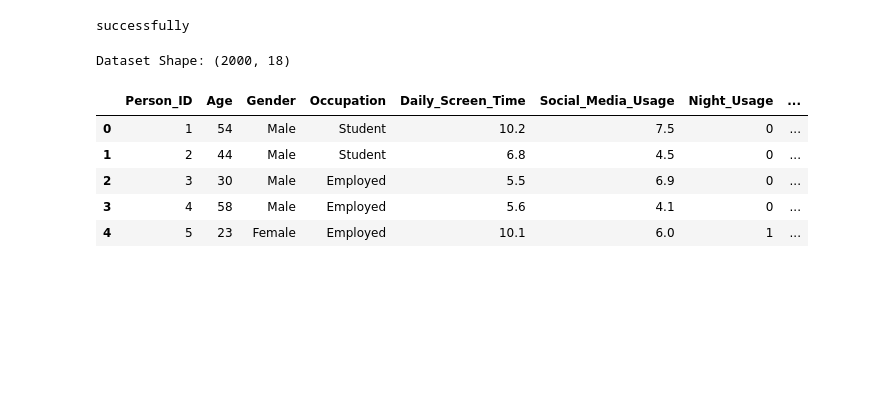
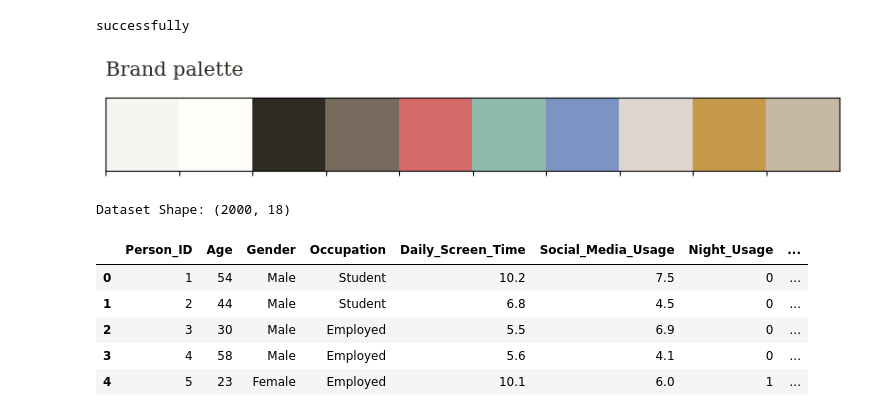
Before and after one commit to matheusmarquezinhub/mental-health-kaggle, a Jupyter notebook: notebooks/main.ipynb, the cells around one changed output. Saved outputs shown, nothing was run; the diff lists cells and outputs as text; code cells hidden in the pictures; blank space fills up the shorter version.

Commit message:
style: organize color palette and typography variables

```diff
--- a/notebooks/main.ipynb
+++ b/notebooks/main.ipynb
@@ -32,8 +32,9 @@ ACCENT_2 = "#8fb9a8"
 ACCENT_3 = "#7c93c3"
 GRID     = "#ddd6cf"
 GOLD     = "#c49a4a"
+NEUTRAL  = "#c7b8a4"
 
-PALETTE  = [ACCENT, ACCENT_2, ACCENT_3, GOLD, "#b07aa1", "#6f9ceb"]
+PALETTE  = [ACCENT, ACCENT_2, ACCENT_3, GOLD]
 
 # Typography
 FONT = {
@@ -81,6 +82,14 @@ def save_figure(fig, filename):
 print('successfully')
 # %% [output]
 successfully
+# %%
+palette_list = [BG, PANEL, TEXT, MUTED, ACCENT, ACCENT_2, ACCENT_3, GRID, GOLD, NEUTRAL]
+
+sns.palplot(palette_list)
+plt.title("Brand palette", loc='left', fontfamily='serif', fontsize=15, y=1.2, color=TEXT)
+plt.show()
+# %% [output]
+[figure, added]
 # %%
 import os
 from pathlib import Path
```
Also changed, not shown: parts of 1 cell of this notebook, 1 other file.
